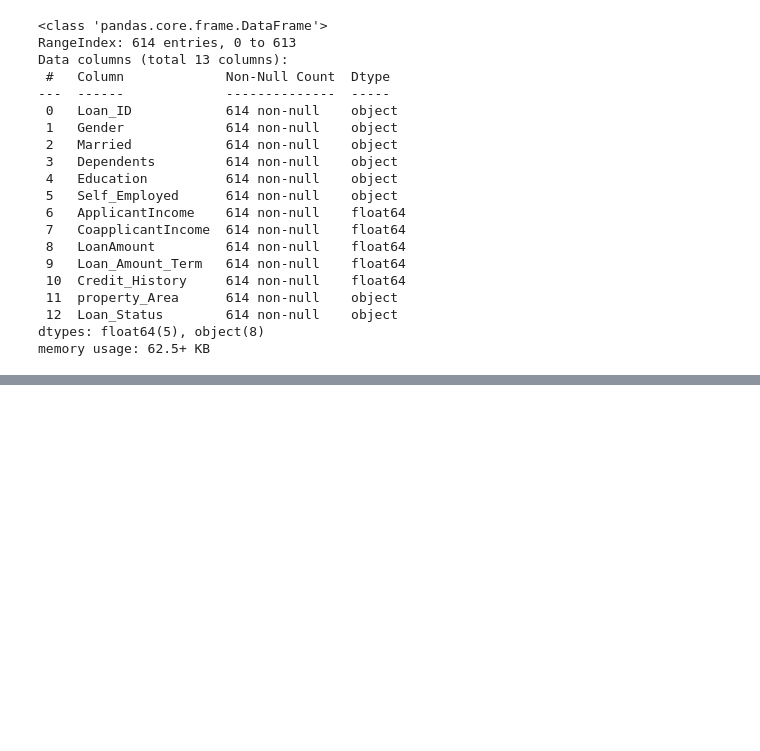
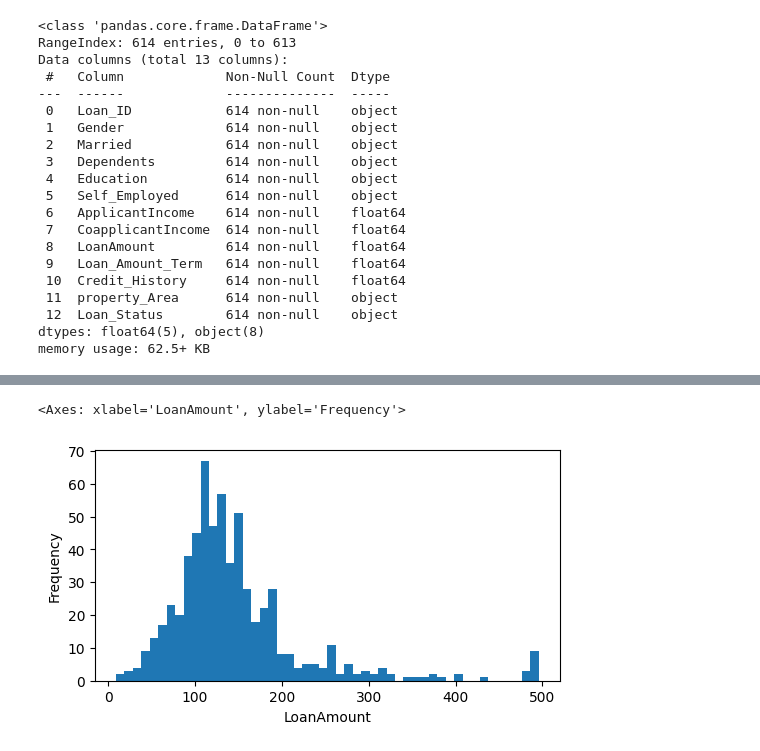
Before and after one commit to LoneCoder21/Loan-Eligibility, a Jupyter notebook: loaneligibility.ipynb, the cells around one changed output, grey strips where cells are left out. Cells and saved outputs as stored; diff of their text form; code cells hidden in the pictures; blank space fills up the shorter version.

```diff
--- a/loaneligibility.ipynb
+++ b/loaneligibility.ipynb
@@ -236,0 +273,12 @@ memory usage: 62.5+ KB
+# %%
+cap_value = data['LoanAmount'].quantile(0.99)
+data['LoanAmount'] = data['LoanAmount'].clip(upper=cap_value)
+
+# Remove outliers past 99% percentile for LoanAmount feature
+
+fig, axes = plt.subplots(1, 1, figsize=(6, 3))
+
+data['LoanAmount'].plot(kind='hist',bins=50, xlabel="LoanAmount",ax=axes)
+# %% [output]
+<Axes: xlabel='LoanAmount', ylabel='Frequency'>
+[figure, added]
```
Also changed, not shown: parts of 17 cells of this notebook.
